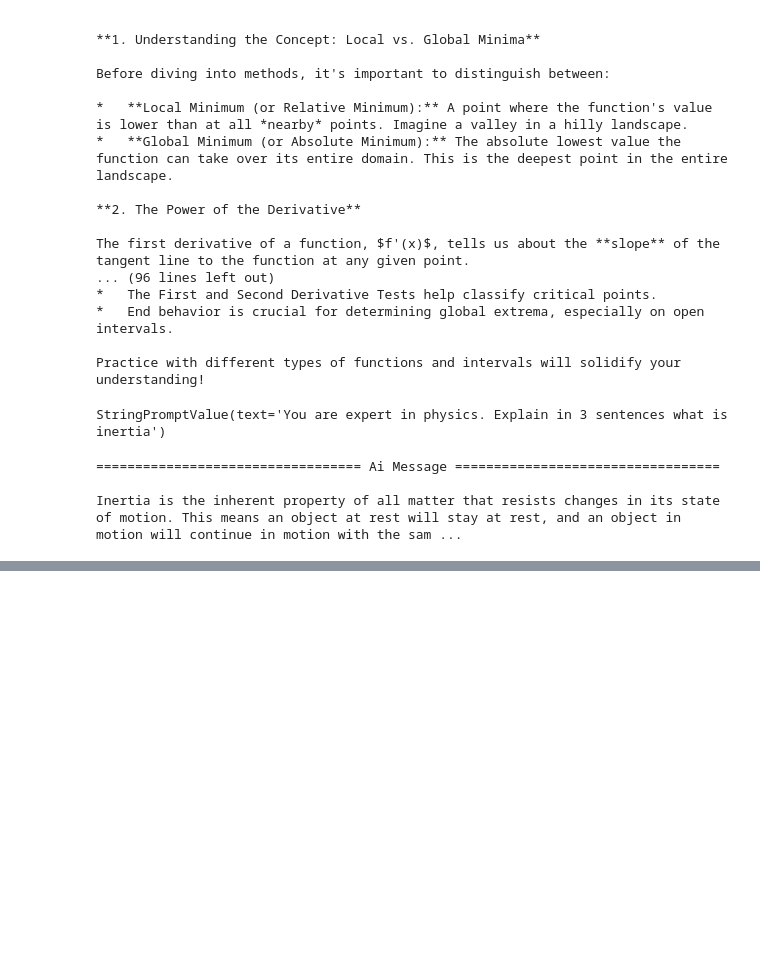
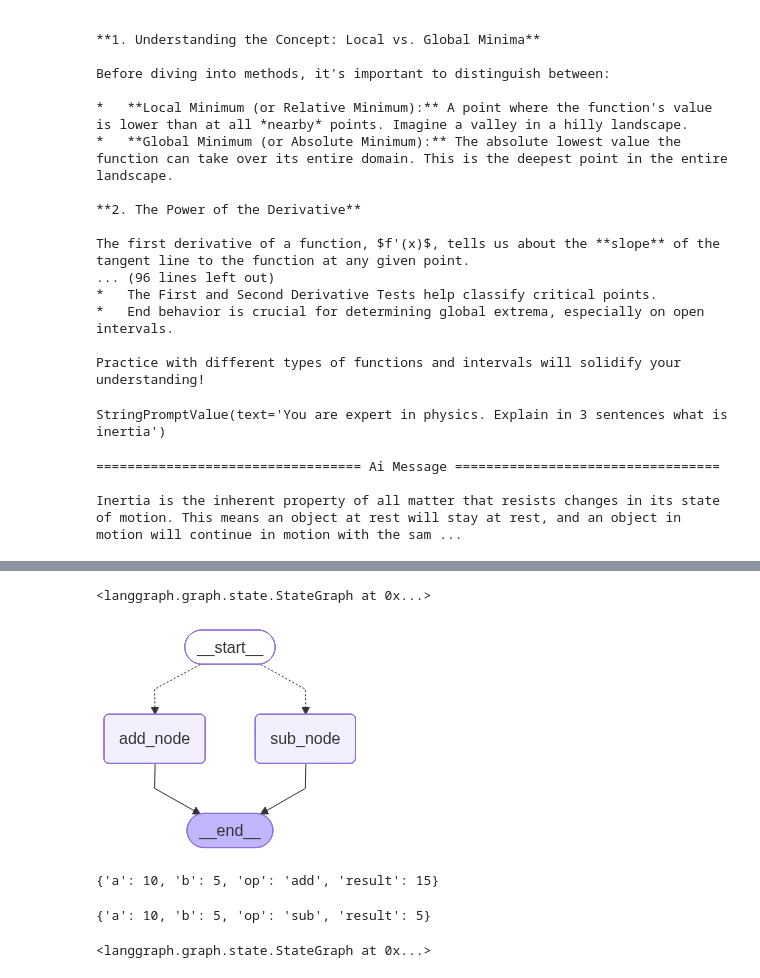
Before and after one commit to GenAIDevelopment/agenticai, a Jupyter notebook: oct25/langgraph/mailtoner/gaps.ipynb, the cells around one changed output, grey strips where cells are left out. Cells and saved outputs as stored; diff of their text form; code cells hidden in the pictures; blank space fills up the shorter version.

```diff
--- a/oct25/langgraph/mailtoner/gaps.ipynb
+++ b/oct25/langgraph/mailtoner/gaps.ipynb
@@ -103,0 +118,39 @@ Trigonometry is the math of **"triangle measuring."** It uses the relationships
+# %%
+def sub(state: MathState) -> MathState:
+    state['result'] = state['a'] - state['b']
+    return state
+# %%
+def route(state: MathState) -> Literal["add_node", "sub_node"]:
+    if state["op"] == "add":
+        return "add_node"
+    else:
+        return "sub_node"
+# %%
+math_graph = StateGraph(MathState)
+math_graph.add_node("add_node", add)
+math_graph.add_node("sub_node", sub)
+math_graph.add_conditional_edges(START, route)
+math_graph.add_edge("add_node", END)
+math_graph.add_edge("sub_node", END)
+# %% [output]
+<langgraph.graph.state.StateGraph at 0x...>
+# %%
+graph = math_graph.compile()
+# %%
+from IPython.display import Image, display
+
+display(Image(graph.get_graph().draw_mermaid_png()))
+# %% [output]
+[figure, added]
+# %%
+state = MathState(a=10, b=5, op='add')
+result = graph.invoke(state)
+print(result)
+# %% [output]
+{'a': 10, 'b': 5, 'op': 'add', 'result': 15}
+# %%
+state = MathState(a=10, b=5, op='sub')
+result = graph.invoke(state)
+print(result)
+# %% [output]
+{'a': 10, 'b': 5, 'op': 'sub', 'result': 5}
@@ -103,0 +163,13 @@ Trigonometry is the math of **"triangle measuring."** It uses the relationships
+# %%
+math_graph = StateGraph(MathState)
+math_graph.add_node("add_node", add)
+math_graph.add_node("sub_node", sub)
+math_graph.add_conditional_edges(
+    START,
+    is_add,
+    { True: 'add_node', False: 'sub_node'}
+)
+math_graph.add_edge("add_node", END)
+math_graph.add_edge("sub_node", END)
+# %% [output]
+<langgraph.graph.state.StateGraph at 0x...>
```
Also changed, not shown: parts of 14 cells of this notebook.
